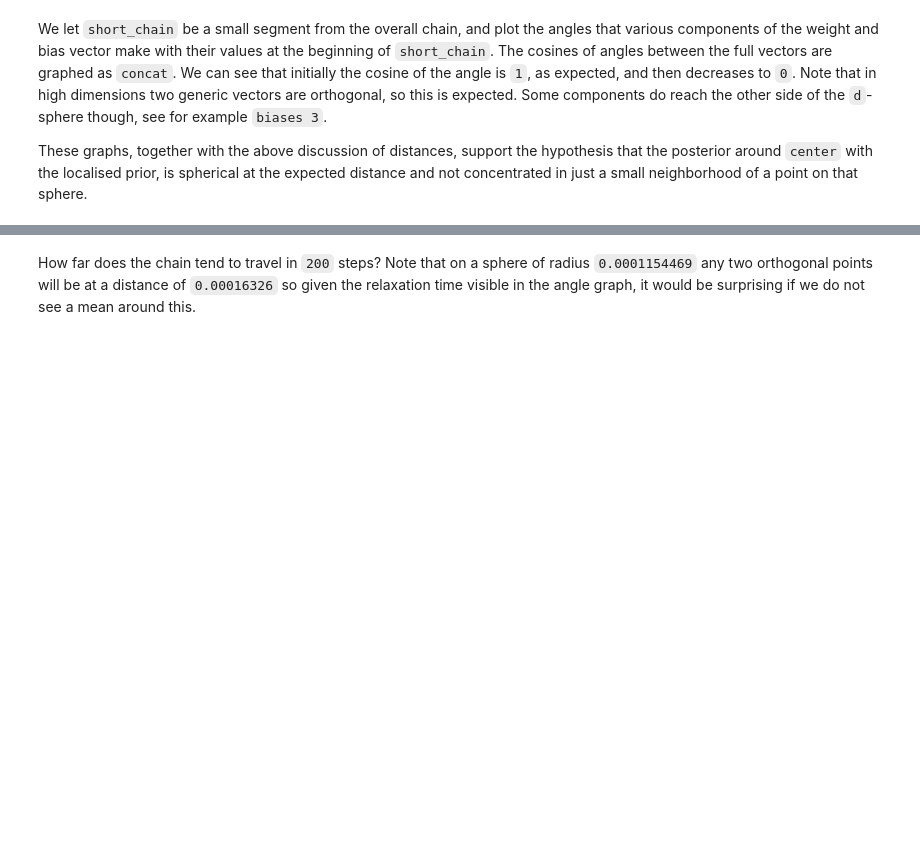
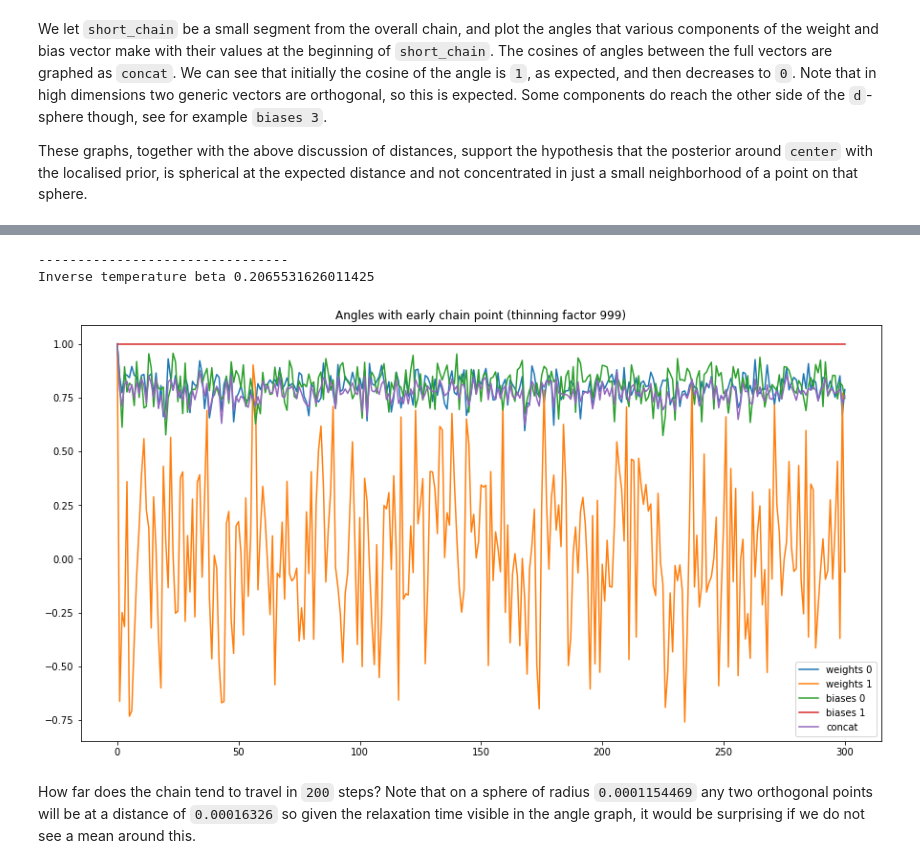
Before and after one commit to suswei/RLCT, a Jupyter notebook: notebooks/MCMC-Symmetry.ipynb, the cells around one changed output, grey strips where cells are left out. Saved outputs shown, nothing was run; the diff lists cells and outputs as text; code cells hidden in the pictures; blank space fills up the shorter version.

```diff
--- a/notebooks/MCMC-Symmetry.ipynb
+++ b/notebooks/MCMC-Symmetry.ipynb
@@ -653,3 +709,26 @@ for (b,fc) in zip(betas,mc_chains):
+# %%
+r = args.num_posterior_samples
+thin_factor = int(args.mc_num_results/r)-1
+
+b = betas[-1]
+fc = mc_chains[-1]
+
+print("--------------------------------")
+print("Inverse temperature beta " + str(b))
+
+short_chain = []
+
+for c in fc[0]:
+  short_chain.append(c[-args.mc_num_results::int(thin_factor/10)])
+
+plt.figure()
+plt.title("Angles with early chain point (thinning factor " + str(int(thin_factor/10)) + ")")
+plot_angles(short_chain, center)
+plt.show()
+# %% [output]
+--------------------------------
+Inverse temperature beta 0.2065531626011425
+[figure, added]
 # %%
 #plt.figure()
 #plt.title("Norm of weight vector")
```
Also changed, not shown: parts of 9 cells of this notebook.
